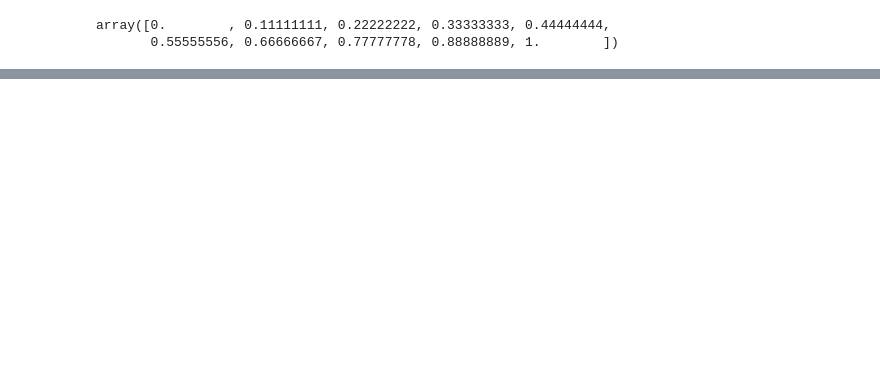
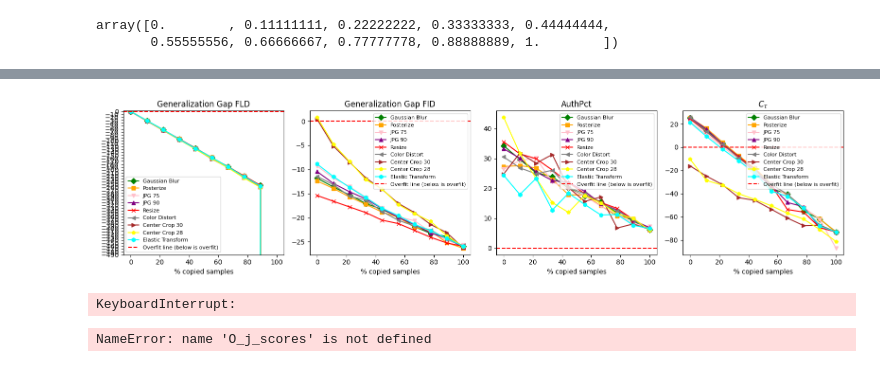
Before and after one commit to oumnia-bdr/IFT6164_FLD, a Jupyter notebook: NoveltyExperiment.ipynb, the cells around one changed output, grey strips where cells are left out. Cells and saved outputs as stored; diff of their text form; code cells hidden in the pictures; blank space fills up the shorter version.

```diff
--- a/NoveltyExperiment.ipynb
+++ b/NoveltyExperiment.ipynb
@@ -353,0 +364,76 @@ plt.show()
+# %%
+import matplotlib.pyplot as plt
+import seaborn as sns
+import numpy as np
+
+# Define colors and markers for transformations
+transform_styles = {
+    "Original": {"color": "blue", "marker": "o"},
+    "Gaussian Blur": {"color": "green", "marker": "D"},
+    "Posterize": {"color": "orange", "marker": "s"},
+    "JPG 75": {"color": "pink", "marker": "v"},
+    "JPG 90": {"color": "purple", "marker": "^"},
+    "Resize": {"color": "red", "marker": "x"},
+    "Color Distort": {"color": "gray", "marker": "<"},
+    "Center Crop 30": {"color": "brown", "marker": ">"},
+    "Center Crop 28": {"color": "yellow", "marker": "p"},
+    "Elastic Transform": {"color": "cyan", "marker": "h"}
+}
+
+# Create subplots
+fig, axes = plt.subplots(1, 4, figsize=(16, 4))
+metrics = ["FLD Gap", "FID Gap", "AuthPct", "CT"]
+titles = ["Generalization Gap FLD", "Generalization Gap FID", "AuthPct", r"$C_{\tau}$"]
+
+for i, metric in enumerate(metrics):
+    ax = axes[i]
+
+    for transform_name, values in results[metric].items():
+        style = transform_styles.get(transform_name, {"color": "black", "marker": "o"})
+        ax.plot(copy_percentages * 100, values, label=transform_name,
+                marker=style["marker"], color=style["color"], linestyle="-")
+
+    ax.axhline(0, linestyle="--", color="red", label="Overfit line (below is overfit)")
+    ax.set_xlabel("% copied samples")
+    ax.set_title(titles[i])
+
+    # Ensure proper y-axis range and ticks for FLD Gap
+    if metric == "FLD Gap":
+        ax.set_ylim(-25, 2)  # Set limits from -25 to 2 for better visibility
+        ax.set_yticks(np.arange(0, -500, -10))  # Display ticks from 0 to -25
+
+    ax.legend(fontsize=8, loc="best")
+
+plt.tight_layout()
+plt.show()
+# %% [output]
+[figure, added]
+# %%
+import numpy as np
+import torch
+from scipy.stats import multivariate_normal
+
+def compute_memorization_score(train_features, gen_features, sigma_sq=0.01):
+    """
+    Computes memorization score O_j for each generated sample.
+    """
+    O_j = []
+
+    for gen_sample in gen_features:
+        # Compute likelihood for each train sample
+        likelihoods = [
+            multivariate_normal.pdf(train_sample, mean=gen_sample, cov=sigma_sq * np.eye(len(gen_sample)))
+            for train_sample in train_features
+        ]
+        O_j.append(np.max(likelihoods))  # Take max likelihood
+
+    return np.array(O_j)
+
+# Example usage
+O_j_scores = compute_memorization_score(train_feat_D, gen_feat_D)
+# %% [output]
+KeyboardInterrupt:
+# %%
+O_j_scores
+# %% [output]
+NameError: name 'O_j_scores' is not defined
```
Also changed, not shown: parts of 17 cells of this notebook.
